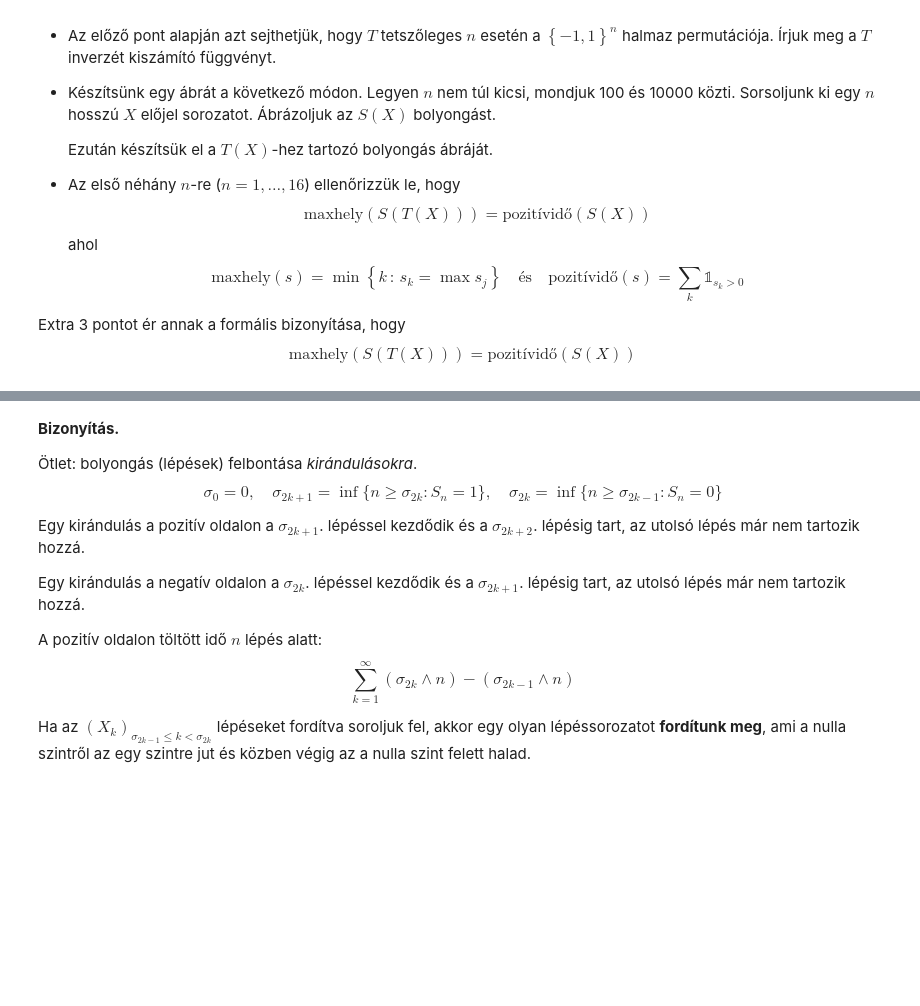
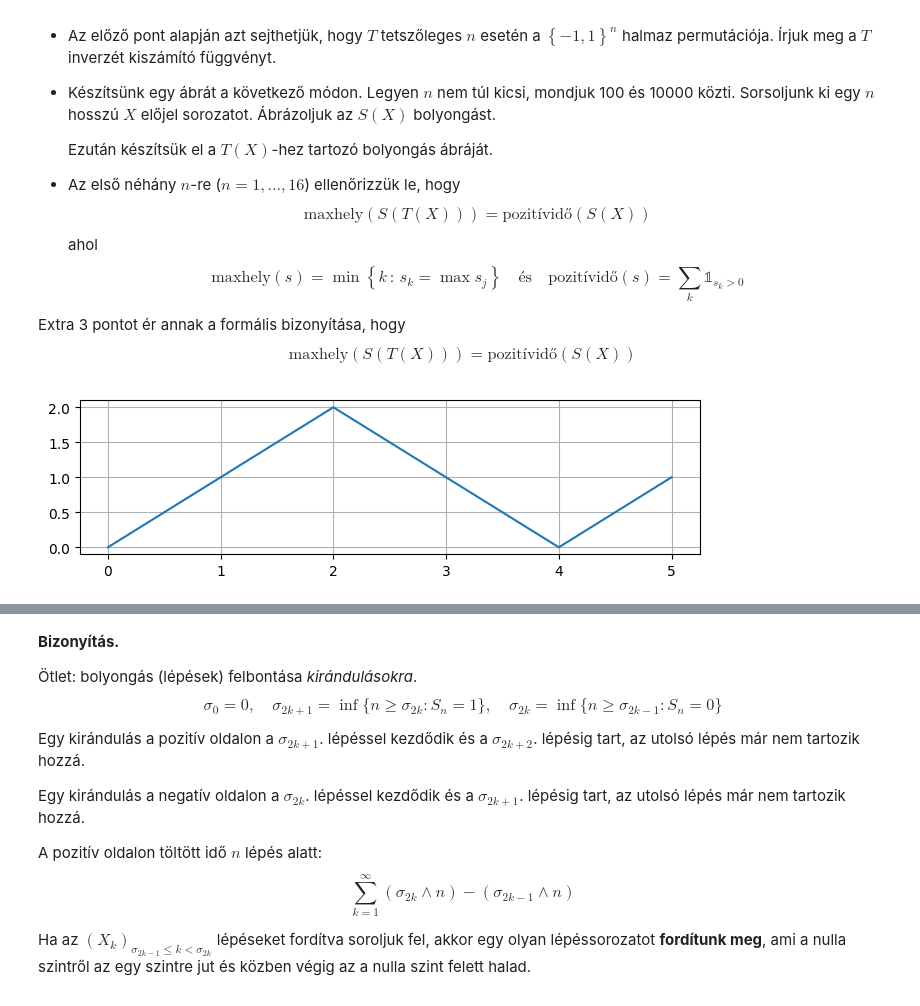
Before and after one commit to prokaj/elte-python-2024, a Jupyter notebook: 2024-11-13.ipynb, the cells around one changed output, grey strips where cells are left out. Saved outputs shown, nothing was run; the diff lists cells and outputs as text; code cells hidden in the pictures; blank space fills up the shorter version.

```diff
--- a/2024-11-13.ipynb
+++ b/2024-11-13.ipynb
@@ -67,9 +67,11 @@ import numpy as np
 # %%
 steps = [1, 1, -1, -1, 1]
 
 walk = np.array([*accumulate(steps, initial=0)])
-
+plt.figure(figsize=(8, 2))
 plt.plot(walk, label="S")
 plt.grid()
+# %% [output]
+[figure, added]
 # %%
 print(f"{steps=}, {T(steps)=}")
```
Also changed, not shown: parts of 28 cells of this notebook.
